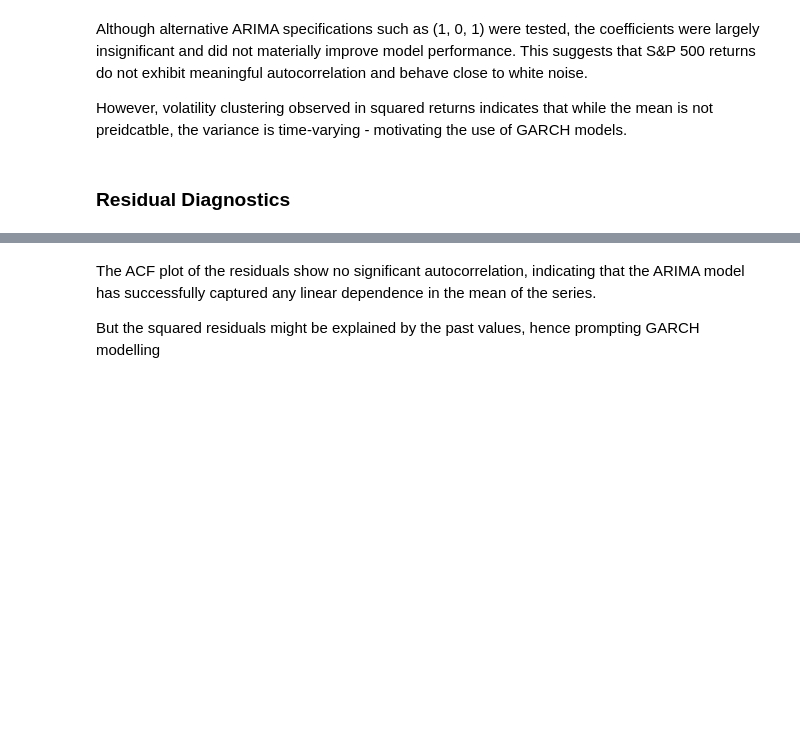
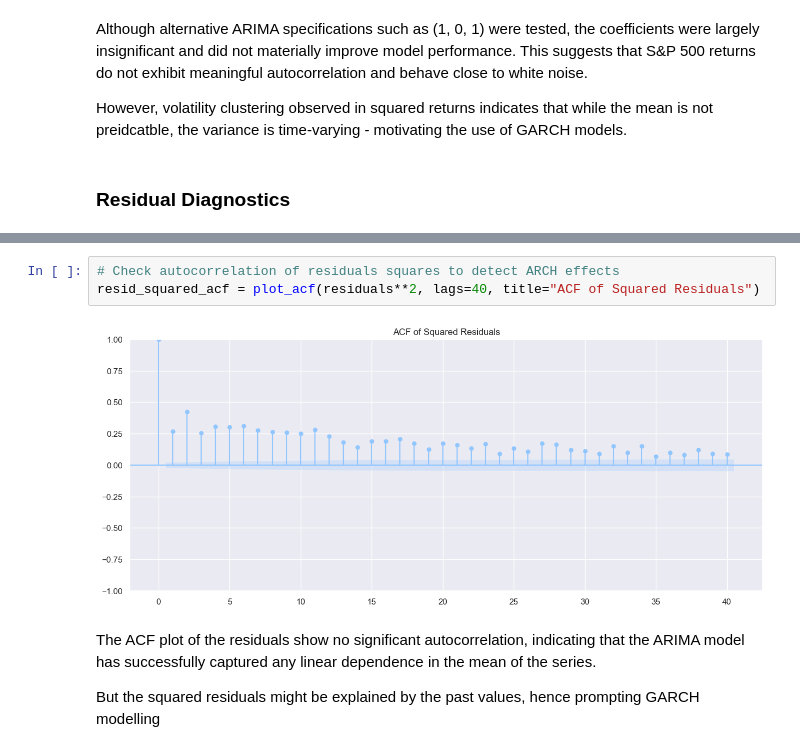
Before and after one commit to 1412richa/volatility-forecasting, a Jupyter notebook: notebooks/02_arima_model.ipynb, the cells around one changed output, grey strips where cells are left out. Drawn from its saved outputs; the diff is of its cells as text; blank space fills up the shorter version.

```diff
--- a/notebooks/02_arima_model.ipynb
+++ b/notebooks/02_arima_model.ipynb
@@ -89,5 +138,10 @@ resid_acf = plot_acf(residuals, lags=40)
 # %% [output]
 [figure]
+# %%
+# Check autocorrelation of residuals squares to detect ARCH effects
+resid_squared_acf = plot_acf(residuals**2, lags=40, title="ACF of Squared Residuals")
+# %% [output]
+[figure, added]
 # %% [markdown]
 The ACF plot of the residuals show no significant autocorrelation, indicating that the ARIMA model has successfully captured any linear dependence in the mean of the series.
 
```
Also changed, not shown: parts of 6 cells of this notebook.
